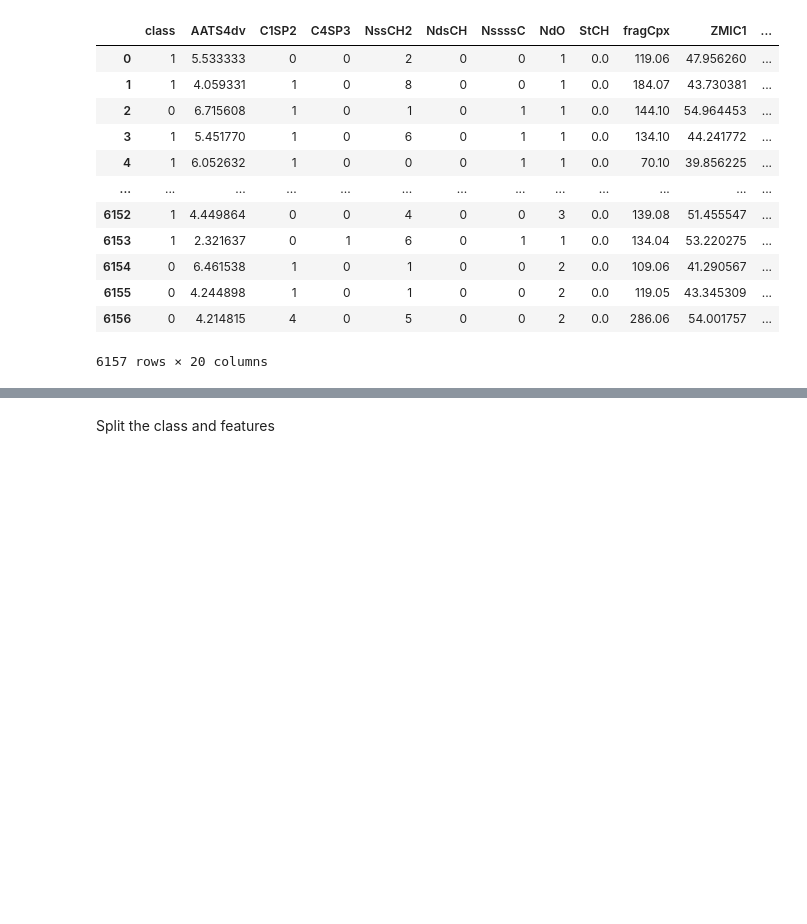
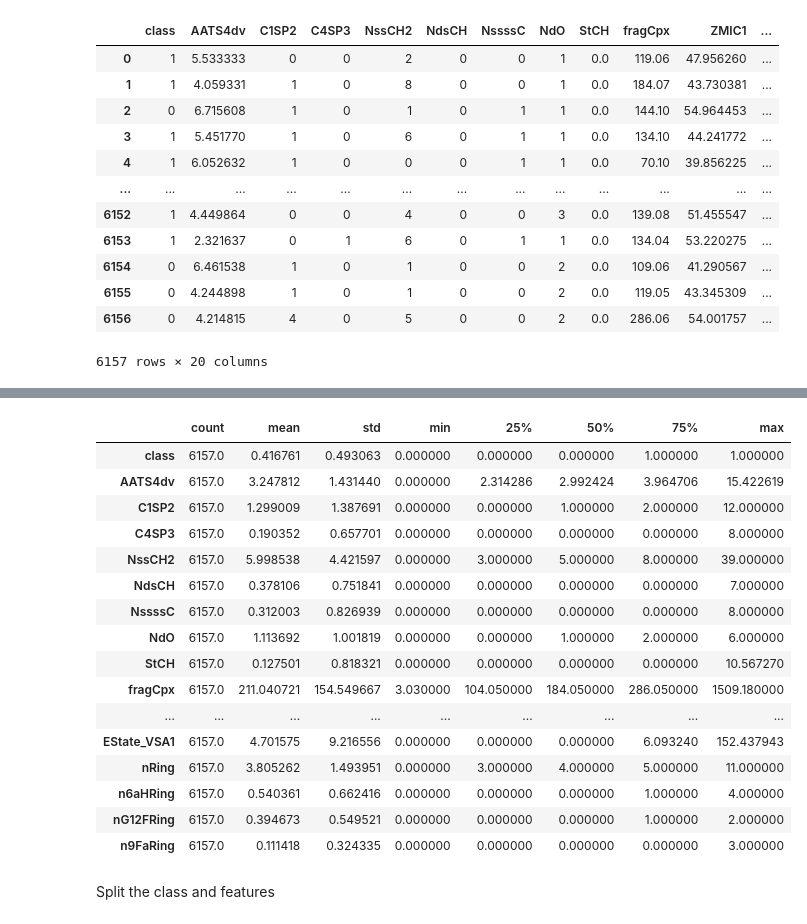
Before and after one commit to trizkynoviandy/qsar-ache-inhibitor, a Jupyter notebook: qsar_ache.ipynb, the cells around one changed output, grey strips where cells are left out. Saved outputs shown, nothing was run; the diff lists cells and outputs as text; code cells hidden in the pictures; blank space fills up the shorter version.

```diff
--- a/qsar_ache.ipynb
+++ b/qsar_ache.ipynb
@@ -41,3 +61,23 @@ df
+# %%
+df.describe().transpose()
+# %% [output]
+|  | count | mean | std | min | 25% | 50% | 75% | max |
+| class | 6157.0 | 0.416761 | 0.493063 | 0.000000 | 0.000000 | 0.000000 | 1.000000 | 1.000000 |
+| AATS4dv | 6157.0 | 3.247812 | 1.431440 | 0.000000 | 2.314286 | 2.992424 | 3.964706 | 15.422619 |
+| C1SP2 | 6157.0 | 1.299009 | 1.387691 | 0.000000 | 0.000000 | 1.000000 | 2.000000 | 12.000000 |
+| C4SP3 | 6157.0 | 0.190352 | 0.657701 | 0.000000 | 0.000000 | 0.000000 | 0.000000 | 8.000000 |
+| NssCH2 | 6157.0 | 5.998538 | 4.421597 | 0.000000 | 3.000000 | 5.000000 | 8.000000 | 39.000000 |
+| NdsCH | 6157.0 | 0.378106 | 0.751841 | 0.000000 | 0.000000 | 0.000000 | 0.000000 | 7.000000 |
+| NssssC | 6157.0 | 0.312003 | 0.826939 | 0.000000 | 0.000000 | 0.000000 | 0.000000 | 8.000000 |
+| NdO | 6157.0 | 1.113692 | 1.001819 | 0.000000 | 0.000000 | 1.000000 | 2.000000 | 6.000000 |
+| StCH | 6157.0 | 0.127501 | 0.818321 | 0.000000 | 0.000000 | 0.000000 | 0.000000 | 10.567270 |
+| fragCpx | 6157.0 | 211.040721 | 154.549667 | 3.030000 | 104.050000 | 184.050000 | 286.050000 | 1509.180000 |
+| ... | ... | ... | ... | ... | ... | ... | ... | ... |
+| EState_VSA1 | 6157.0 | 4.701575 | 9.216556 | 0.000000 | 0.000000 | 0.000000 | 6.093240 | 152.437943 |
+| nRing | 6157.0 | 3.805262 | 1.493951 | 0.000000 | 3.000000 | 4.000000 | 5.000000 | 11.000000 |
+| n6aHRing | 6157.0 | 0.540361 | 0.662416 | 0.000000 | 0.000000 | 0.000000 | 1.000000 | 4.000000 |
+| nG12FRing | 6157.0 | 0.394673 | 0.549521 | 0.000000 | 0.000000 | 0.000000 | 1.000000 | 2.000000 |
+| n9FaRing | 6157.0 | 0.111418 | 0.324335 | 0.000000 | 0.000000 | 0.000000 | 0.000000 | 3.000000 |
 # %% [markdown]
 Split the class and features
 # %%
```
Also changed, not shown: parts of 2 cells of this notebook.
